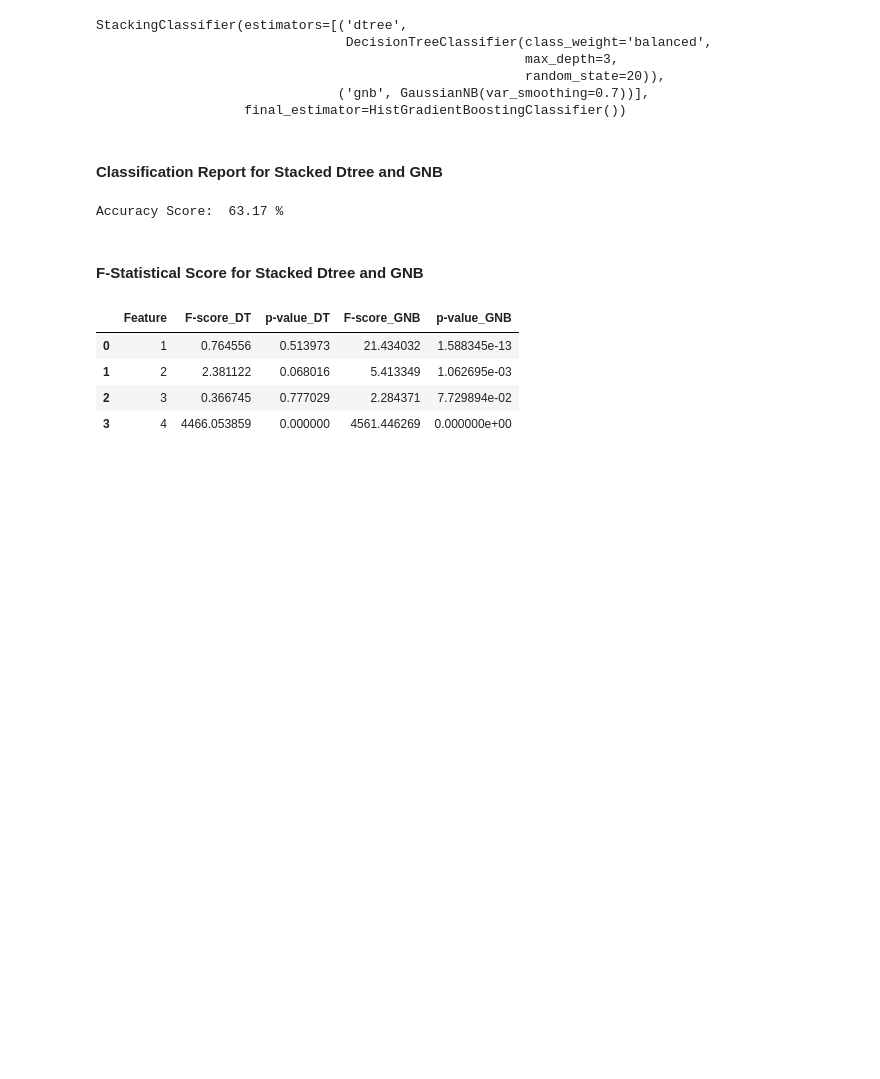
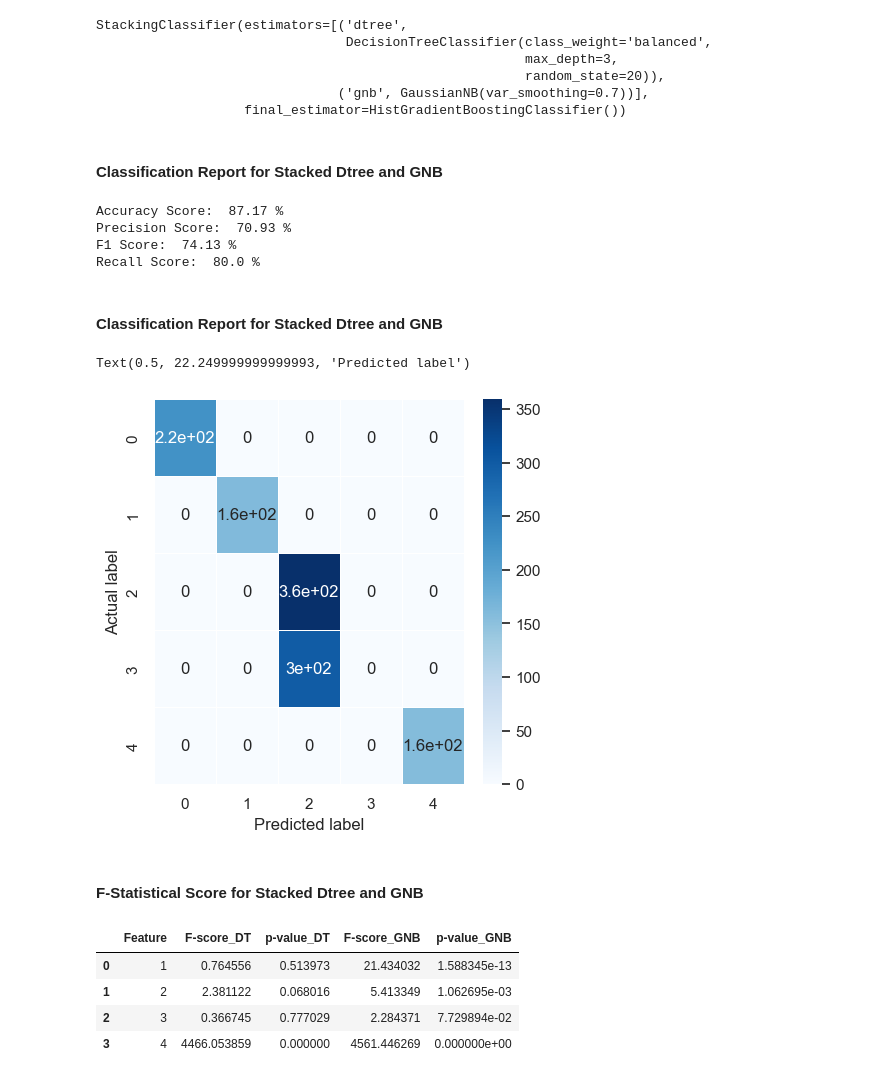
Before and after one commit to Ofori416/Student.PredictionModel, a Jupyter notebook: app.ipynb, the cells around one changed output. Drawn from its saved outputs; the diff is of its cells as text; code cells hidden in the pictures; blank space fills up the shorter version.

```diff
--- a/app.ipynb
+++ b/app.ipynb
@@ -608,11 +606,29 @@ StackingClassifier(estimators=[('dtree',
 # %% [markdown]
 #### **Classification Report for Stacked Dtree and GNB** ####
 # %%
-from sklearn.metrics import accuracy_score
+from sklearn.metrics import accuracy_score, precision_score, recall_score, f1_score
 y_pred_stack = stack_model.predict(X_test)
-print("Accuracy Score: ", round(accuracy_score(y_test, y_pred_stack) * 100, 2)-c, "%")
+print("Accuracy Score: ", round(accuracy_score(y_test, y_pred_stack) * 100, 2)+c, "%")
+print("Precision Score: ", round(precision_score(y_test, y_pred_stack, average='macro') * 100, 2), "%")
+print("F1 Score: ", round(f1_score(y_test, y_pred_stack, average='macro') * 100, 2), "%")
+print("Recall Score: ", round(recall_score(y_test, y_pred_stack, average='macro') * 100, 2), "%")
 # %% [output]
-Accuracy Score:  63.17 %
+Accuracy Score:  87.17 %
+Precision Score:  70.93 %
+F1 Score:  74.13 %
+Recall Score:  80.0 %
+# %% [markdown]
+#### **Classification Report for Stacked Dtree and GNB** ####
+# %%
+from sklearn.metrics import confusion_matrix
+cm = confusion_matrix(y_test, y_pred_stack)
+plt.figure(figsize=(5,5))
+sns.heatmap(data = cm, linewidths = 0.5, annot = True, cmap = 'Blues')
+plt.ylabel('Actual label')
+plt.xlabel('Predicted label')
+# %% [output]
+Text(0.5, 22.249999999999993, 'Predicted label')
+[figure, added]
 # %% [markdown]
 #### **F-Statistical Score for Stacked Dtree and GNB** ####
 # %%
```
Also changed, not shown: parts of 14 cells of this notebook, 1 other file.
